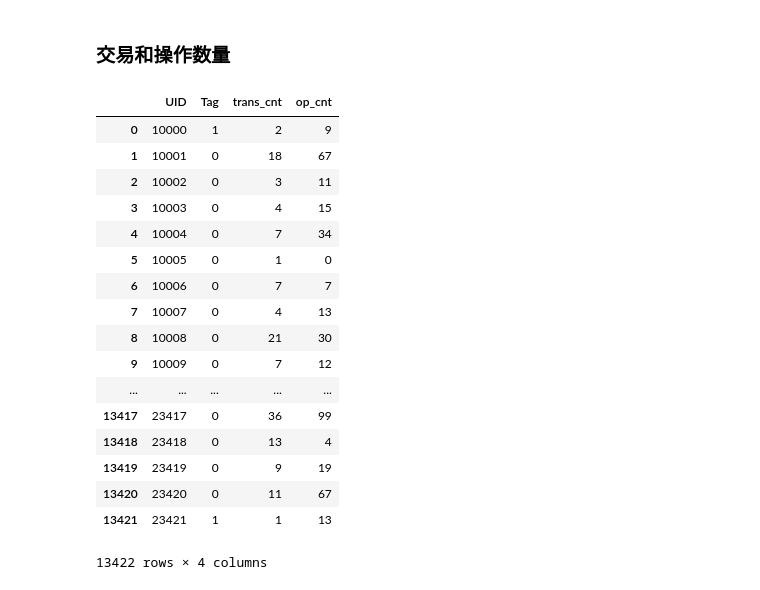
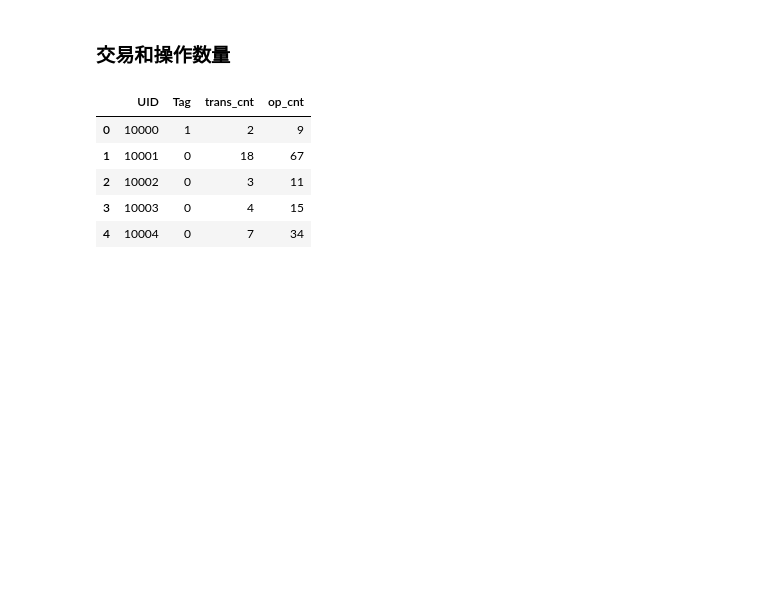
Before and after one commit to Yuanyiyi/sweet-orange-financial, a Jupyter notebook: notes/数据分析.ipynb, the cells around one changed output. Saved outputs shown, nothing was run; the diff lists cells and outputs as text; code cells hidden in the pictures; blank space fills up the shorter version.

```diff
--- a/数据分析.ipynb
+++ b/notes/数据分析.ipynb
@@ -1,9 +1,9 @@
 # %%
 import pandas as pd
 import matplotlib.pyplot as plt
-df_train_trans=pd.read_csv('input/transaction_TRAIN.csv') # (161965, 27)
-df_train_op=pd.read_csv('input/operation_TRAIN.csv') # (424481, 20)
-df_train_tag=pd.read_csv('input/tag_TRAIN.csv') # (13422, 2)
+df_train_trans=pd.read_csv('../input/transaction_TRAIN.csv') # (161965, 27)
+df_train_op=pd.read_csv('../input/operation_TRAIN.csv') # (424481, 20)
+df_train_tag=pd.read_csv('../input/tag_TRAIN.csv') # (13422, 2)
 # %%
 df_train_trans.head()
 # %% [output]
@@ -652,23 +652,11 @@ op_cnt_dict=dict(df_op_uids.value_counts())
 op_cnt=[op_cnt_dict[uid] if uid in op_cnt_dict else 0 for uid in df_tag_uids ]
 df_train_tag['op_cnt']=op_cnt
 # %%
-df_train_tag
+df_train_tag.head()
 # %% [output]
 |  | UID | Tag | trans_cnt | op_cnt |
 | 0 | 10000 | 1 | 2 | 9 |
 | 1 | 10001 | 0 | 18 | 67 |
 | 2 | 10002 | 0 | 3 | 11 |
 | 3 | 10003 | 0 | 4 | 15 |
 | 4 | 10004 | 0 | 7 | 34 |
-| 5 | 10005 | 0 | 1 | 0 |
-| 6 | 10006 | 0 | 7 | 7 |
-| 7 | 10007 | 0 | 4 | 13 |
-| 8 | 10008 | 0 | 21 | 30 |
-| 9 | 10009 | 0 | 7 | 12 |
-| ... | ... | ... | ... | ... |
-| 13417 | 23417 | 0 | 36 | 99 |
-| 13418 | 23418 | 0 | 13 | 4 |
-| 13419 | 23419 | 0 | 9 | 19 |
-| 13420 | 23420 | 0 | 11 | 67 |
-| 13421 | 23421 | 1 | 1 | 13 |
-13422 rows × 4 columns
```
Also changed, not shown: parts of 2 cells of this notebook.
